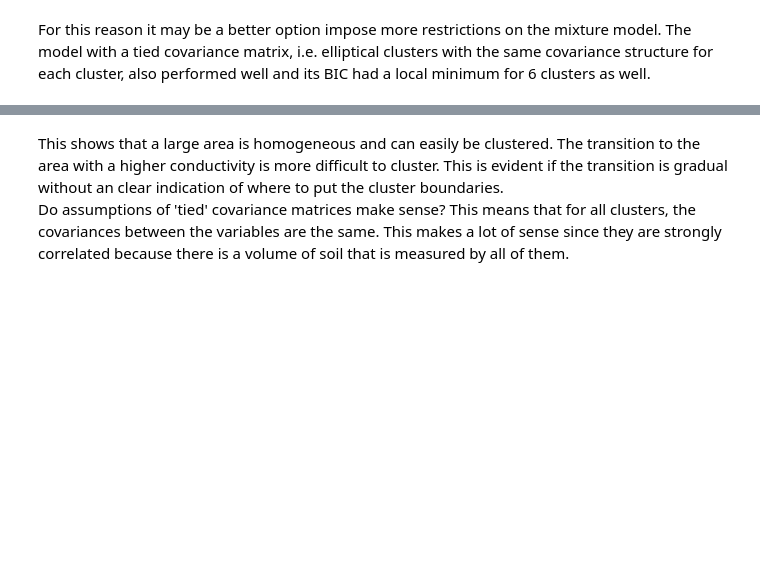
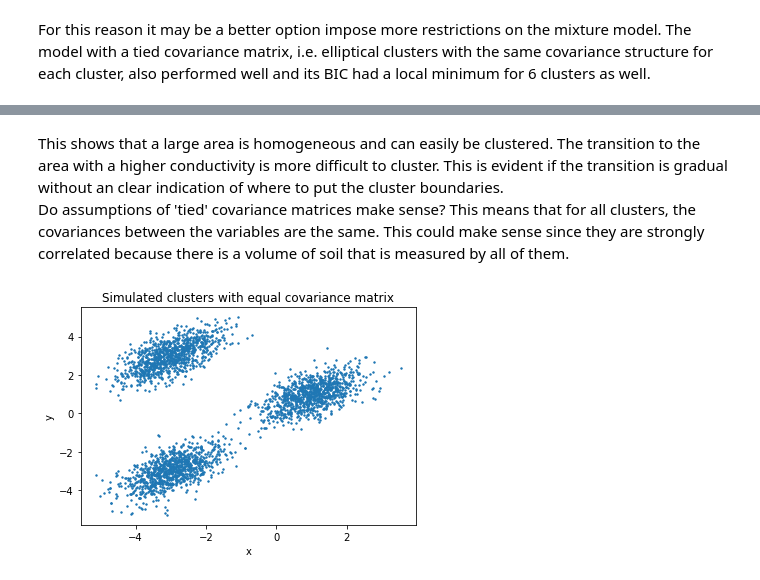
Before and after one commit to drdebivre/Thesis_EMIclass, a Jupyter notebook: 3.Gaussian_mixture.ipynb, the cells around one changed output, grey strips where cells are left out. Saved outputs shown, nothing was run; the diff lists cells and outputs as text; code cells hidden in the pictures; blank space fills up the shorter version.

Commit message:
Toy data and reasoning for 'tied' assumption

```diff
--- a/3.Gaussian_mixture.ipynb
+++ b/3.Gaussian_mixture.ipynb
@@ -185,3 +188,19 @@ ax.axes.set_aspect('equal')
 # %% [markdown]
 This shows that a large area is homogeneous and can easily be clustered. The transition to the area with a higher conductivity is more difficult to cluster. This is evident if the transition is gradual without an clear indication of where to put the cluster boundaries.\
-Do assumptions of 'tied' covariance matrices make sense? This means that for all clusters, the covariances between the variables are the same. This makes a lot of sense since they are strongly correlated because there is a volume of soil that is measured by all of them.
+Do assumptions of 'tied' covariance matrices make sense? This means that for all clusters, the covariances between the variables are the same. This could make sense since they are strongly correlated because there is a volume of soil that is measured by all of them.
+# %%
+from numpy.random import multivariate_normal as rnorm
+centers = np.array([[1,1],[-3,3],[-3,-3]])
+cov = np.array([[0.5,0.3],[0.3,0.5]])
+x1 = rnorm(centers[0], cov, size=1000)
+x2 = rnorm(centers[1], cov, size=1000)
+x3 = rnorm(centers[2], cov, size=1000)
+toy  = np.array([row for row_group in zip(x1, x2, x3) for row in row_group])
+
+plt.scatter(x=toy[:,0], y=toy[:,1], s=2)
+plt.xlabel('x')
+plt.ylabel('y')
+plt.title('Simulated clusters with equal covariance matrix')
+plt.show()
+# %% [output]
+[figure, added]
```
Also changed, not shown: parts of 13 cells of this notebook.
